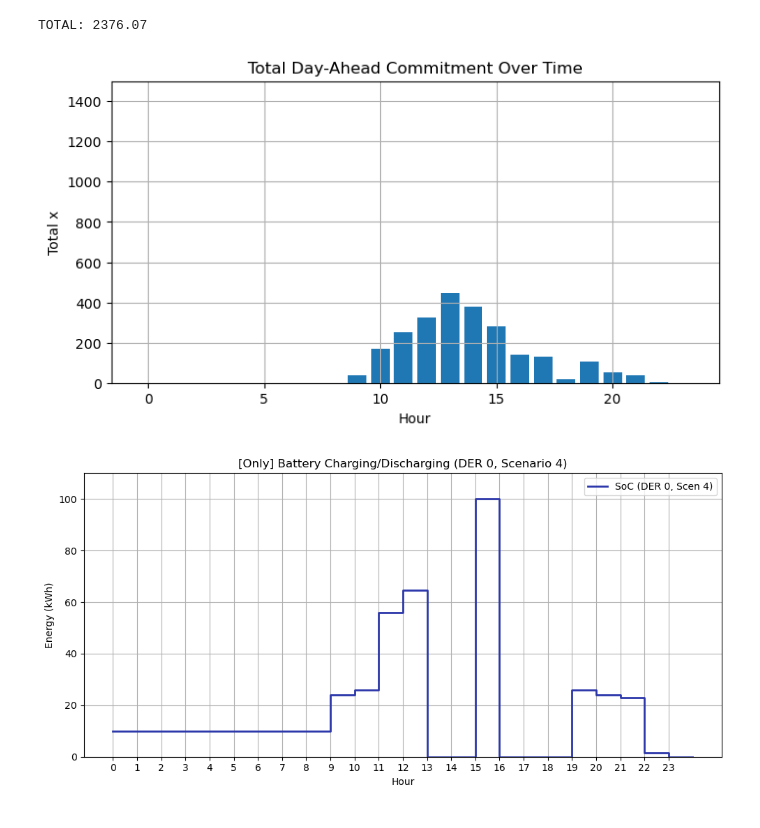
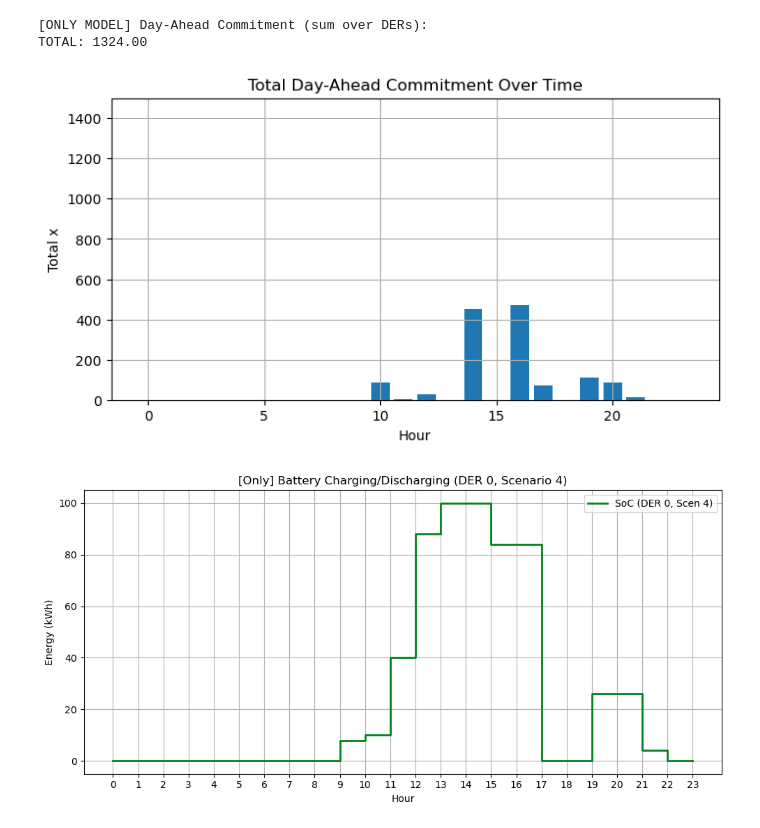
Before and after one commit to syeoyo/der, a Jupyter notebook: sder_only.ipynb, the cells around one changed output. Drawn from its saved outputs; the diff is of its cells as text; code cells hidden in the pictures.

```diff
--- a/sder_only.ipynb
+++ b/sder_only.ipynb
@@ -264,4 +103,5 @@ Total Profit   = 717347.25
 # %%
+print("\n[ONLY MODEL] Day-Ahead Commitment (sum over DERs):")
 total_only_commit = 0
 for t in range(T):
     commit_t = sum(x[i, t].X for i in range(I))
@@ -278,31 +118,28 @@ plt.ylim(0,1500)
 plt.grid(True)
 plt.show()
 # %% [output]
-TOTAL: 2376.07
+[ONLY MODEL] Day-Ahead Commitment (sum over DERs):
+TOTAL: 1324.00
-[figure, old version]
+[figure, new version]
 # %%
 i=0
 s=4
+zc_single = zc_vals[i, :, s]
+zd_single = zd_vals[i, :, s]
 z_single = z_vals[i, :, s]
-zc_RT_single = zc_RT_vals[i, :, s]
-zc_DA_single = zc_DA_vals[i, :]
-zd_RT_single = zd_RT_vals[i, :, s]
-zd_DA_single = zd_DA_vals[i, :]
-hours = np.arange(len(zd_RT_single))
-hours_z = np.arange(len(z_single))
+hours = np.arange(len(zc_single))
 
 plt.figure(figsize=(10, 5))
-# plt.step(hours, zd_RT_single + zd_DA_single, where='post', label=f"SoC (DER {i}, Scen {s})", color='#C4143D', linewidth=2)
-# plt.step(hours, zc_RT_single + zc_DA_single, where='post', label=f"SoC (DER {i}, Scen {s})", color='#00601D', linewidth=2)
-plt.step(hours_z, z_single, where='post', label=f"SoC (DER {i}, Scen {s})", color='#2C37AA', linewidth=2)
+# plt.step(hours, zc_single, where='post', label=f"Charge (DER {i}, Scen {s})", color = 'green', linestyle = "--", linewidth = 1.5)
+# plt.step(hours, zd_single, where='post', label=f"Discharge (DER {i}, Scen {s})", linestyle = "--", color = 'red')
+plt.step(hours, z_single, where='post', label=f"SoC (DER {i}, Scen {s})", color='#00821E', linewidth=2)
 plt.title(f"[Only] Battery Charging/Discharging (DER {i}, Scenario {s})")
 plt.xlabel("Hour")
 plt.ylabel("Energy (kWh)")
 plt.xticks(hours)
-plt.ylim(0, 110)
 plt.legend()
 plt.grid(True)
 plt.tight_layout()
 plt.show()
 # %% [output]
-[figure, old version]
+[figure, new version]
```
Also changed, not shown: parts of 11 cells of this notebook, 9 other files.
